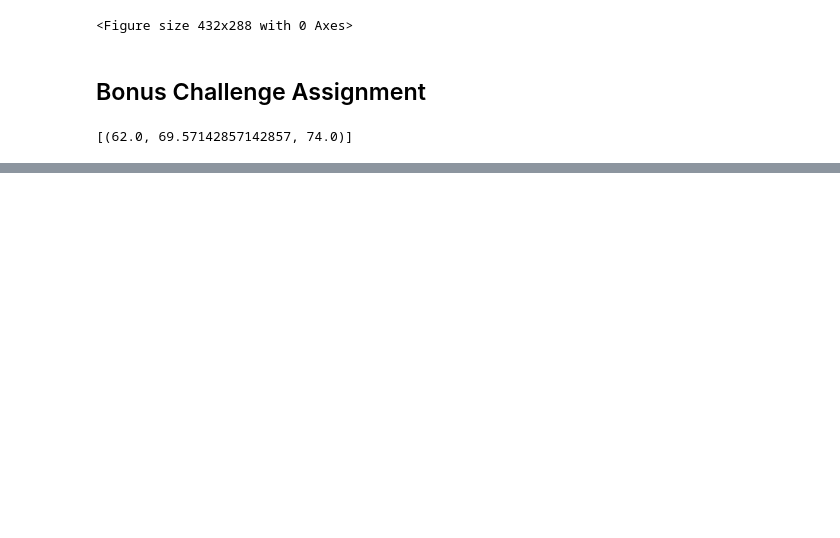
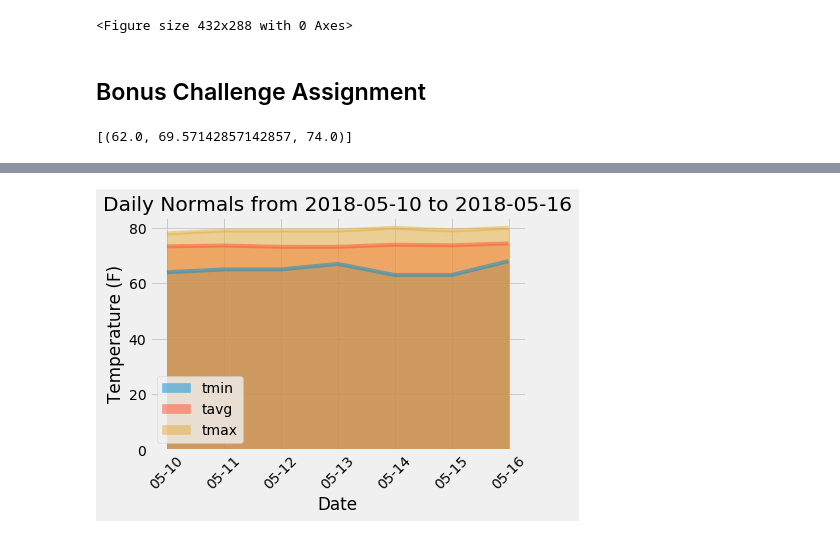
Before and after one commit to j1-aggie/SURFS-UP-sqlalchemy-challenge, a Jupyter notebook: climate_starter.ipynb, the cells around one changed output, grey strips where cells are left out. Cells and saved outputs as stored; diff of their text form; code cells hidden in the pictures; blank space fills up the shorter version.

```diff
--- a/climate_starter.ipynb
+++ b/climate_starter.ipynb
@@ -306,9 +316,33 @@ daily_normals("01-01")
 # push each tuple of calculations into a list called `normals`
 
 # Set the start and end date of the trip
+start = dt.datetime.strftime(trip_start_date, "%m-%d")
+end = dt.datetime.strftime(trip_end_date, "%m-%d")
 
 # Use the start and end date to create a range of dates
+start = dt.datetime.strptime(start, "%m-%d")
+end = dt.datetime.strptime(end, "%m-%d")
+
+#use the start and end to create range
+date_array = (start + dt.timedelta(days=x) for x in range(0, ((end-start).days)+1))
 
 # Stip off the year and save a list of %m-%d strings
+date_list = []
+for date_object in date_array:
+    string_date = date_object.strftime("%m-%d")
+    date_list.append(string_date)
 
 # Loop through the list of %m-%d strings and calculate the normals for each date
+daily_normals_list = []
+for date in date_list:
+    daily_normals_list.append(daily_normals(date))
+
+min_temp_list = []
+avg_temp_list = []
+max_temp_list = []
+print(daily_normals_list)
+for daily_normals_item in daily_normals_list:
+    for min_temp, avg_temp, max_temp in daily_normals_item:
+        min_temp_list.append(min_temp)
+        avg_temp_list.append(avg_temp)
+        max_temp_list.append(max_temp)
@@ -315,2 +351,10 @@ daily_normals("01-01")
 # %%
 # Load the previous query results into a Pandas DataFrame and add the `trip_dates` range as the `date` index
+daily_normals_df = pd.DataFrame({
+    "trip_dates": date_list,
+    "tmin": min_temp_list,
+    "tavg": avg_temp_list,
+    "tmax": max_temp_list
+})
+daily_normals_df = daily_normals_df.set_index("trip_dates")
+daily_normals_df
@@ -318,0 +371,13 @@ daily_normals("01-01")
+# %%
+# Plot the daily normals as an area plot with `stacked=False`
+ax = daily_normals_df.plot.area(stacked=False)
+trip_start = trip_start_date.replace(year = trip_start_date.year + 1)
+trip_end = trip_end_date.replace(year = trip_end_date.year + 1)
+ax.set_title(f"Daily Normals from {trip_start} to {trip_end}")
+plt.xticks(rotation=45)
+ax.set_xlabel("Date")
+ax.set_ylabel("Temperature (F)")
+plt.savefig("Images/daily_normals.png")
+plt.show()
+# %% [output]
+[figure, added]
```
Also changed, not shown: parts of 26 cells of this notebook, 5 other files.
